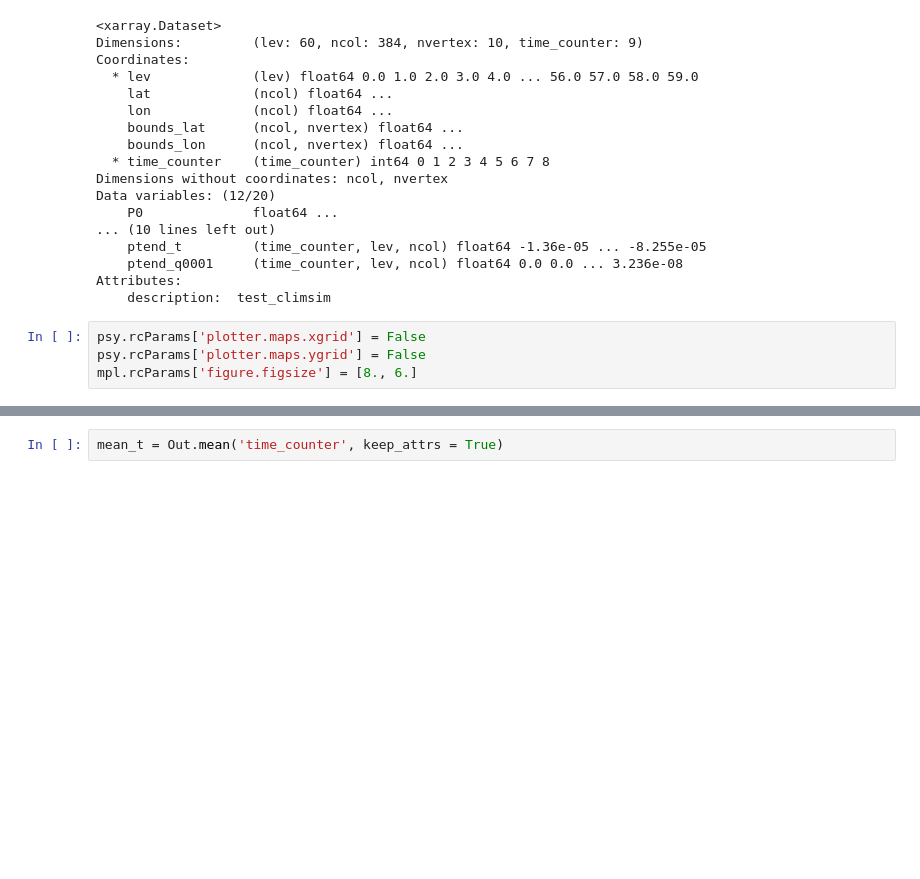
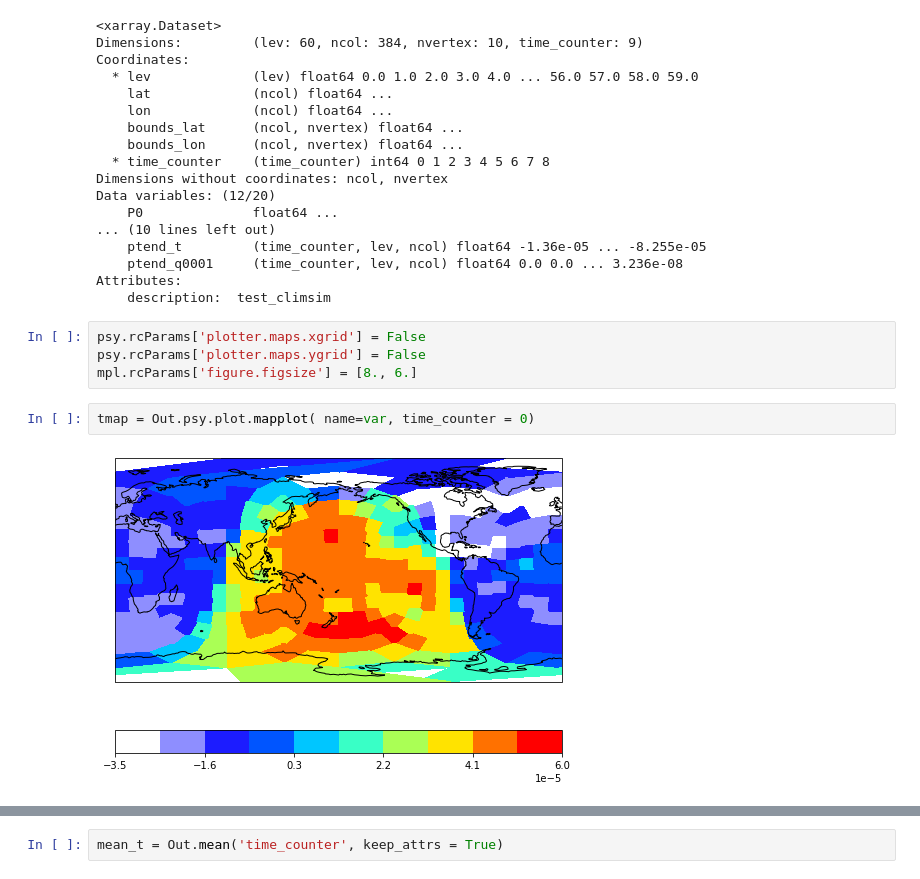
Before and after one commit to AnatoleVercelloni/hybrid_climate_modelling, a Jupyter notebook: visu/data_test.ipynb, the cells around one changed output, grey strips where cells are left out. Cells and saved outputs as stored; diff of their text form; blank space fills up the shorter version.

```diff
--- a/visu/data_test.ipynb
+++ b/visu/data_test.ipynb
@@ -104,3 +111,7 @@ Attributes:
 psy.rcParams['plotter.maps.xgrid'] = False
 psy.rcParams['plotter.maps.ygrid'] = False
 mpl.rcParams['figure.figsize'] = [8., 6.]
+# %%
+tmap = Out.psy.plot.mapplot( name=var, time_counter = 0)
+# %% [output]
+[figure, added]
```
Also changed, not shown: parts of 6 cells of this notebook, 5 other files.
